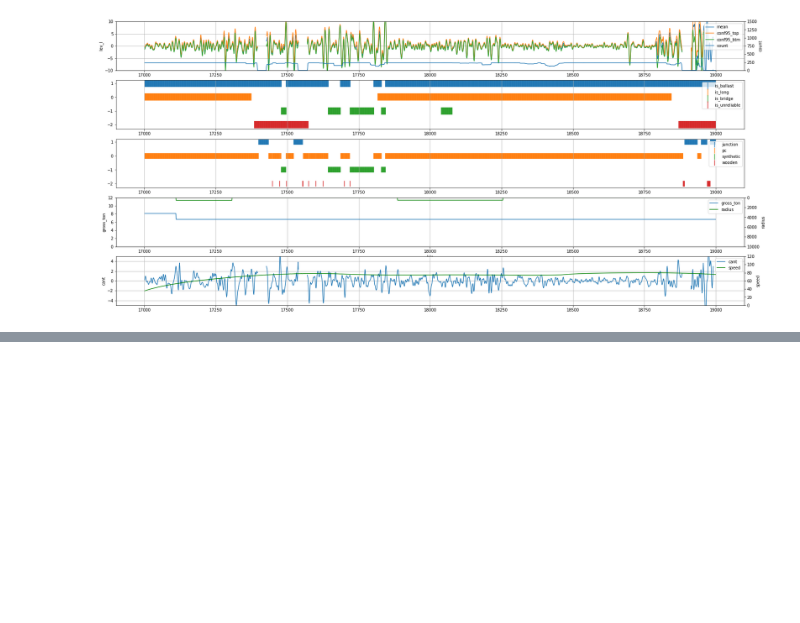
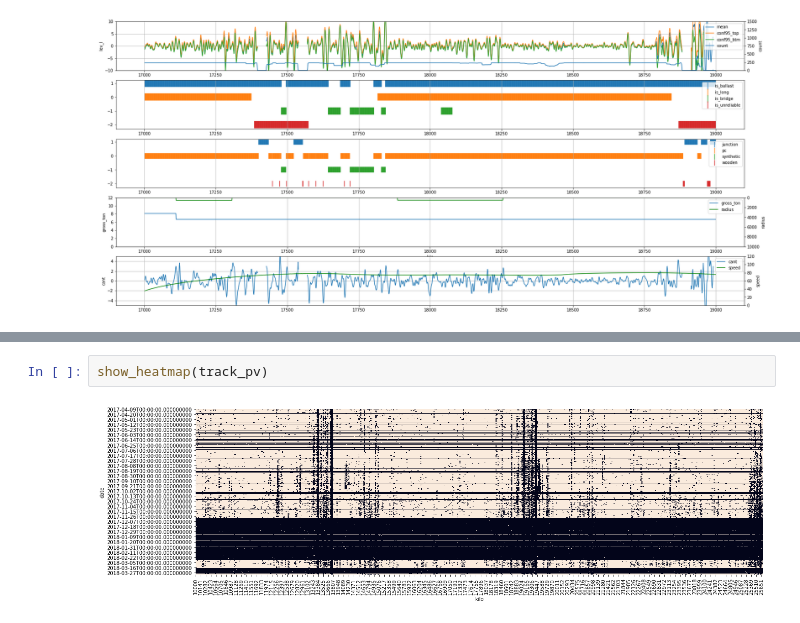
Before and after one commit to hiroshi-kuriyama/rail_level_gap, a Jupyter notebook: script/eda_track.ipynb, the cells around one changed output, grey strips where cells are left out. Saved outputs shown, nothing was run; the diff lists cells and outputs as text; blank space fills up the shorter version.

```diff
--- a/script/eda_track.ipynb
+++ b/script/eda_track.ipynb
@@ -175,0 +219,4 @@ plot_all_by_kilo(abcd='b', qry_expr='17000<kilo<19000')
+# %%
+show_heatmap(track_pv)
+# %% [output]
+[figure, added]
```
Also changed, not shown: parts of 8 cells of this notebook.
